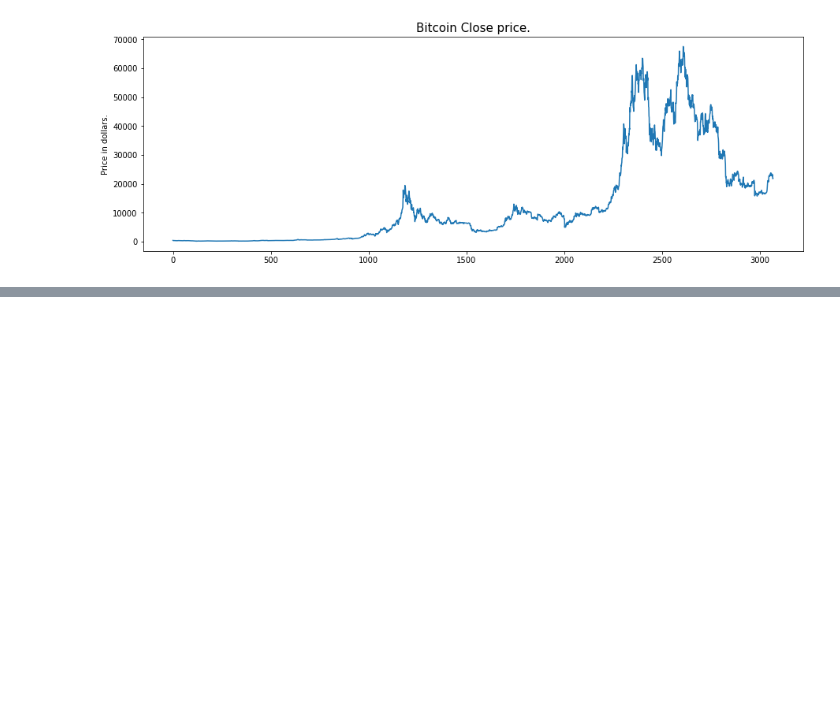
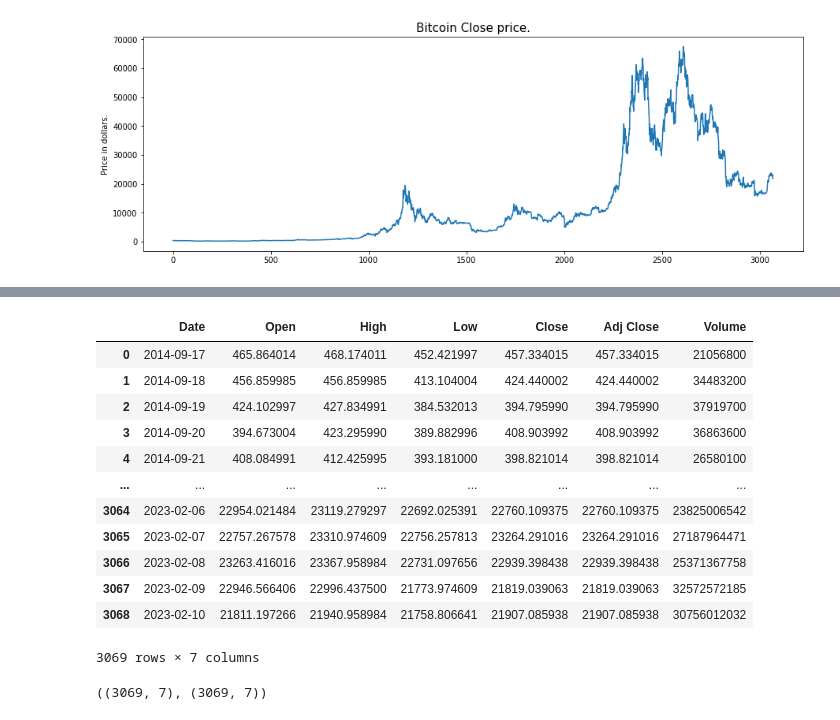
Before and after one commit to ImRaushanS/Bitcoin-Price-Predictior, a Jupyter notebook: Bitcoin_Price_prediction.ipynb, the cells around one changed output, grey strips where cells are left out. Drawn from its saved outputs; the diff is of its cells as text; code cells hidden in the pictures; blank space fills up the shorter version.

```diff
--- a/Bitcoin_Price_prediction.ipynb
+++ b/Bitcoin_Price_prediction.ipynb
@@ -64,0 +84,20 @@ plt.show()
+# %%
+df[df['Close'] == df['Adj Close']]
+# %% [output]
+|  | Date | Open | High | Low | Close | Adj Close | Volume |
+| 0 | 2014-09-17 | 465.864014 | 468.174011 | 452.421997 | 457.334015 | 457.334015 | 21056800 |
+| 1 | 2014-09-18 | 456.859985 | 456.859985 | 413.104004 | 424.440002 | 424.440002 | 34483200 |
+| 2 | 2014-09-19 | 424.102997 | 427.834991 | 384.532013 | 394.795990 | 394.795990 | 37919700 |
+| 3 | 2014-09-20 | 394.673004 | 423.295990 | 389.882996 | 408.903992 | 408.903992 | 36863600 |
+| 4 | 2014-09-21 | 408.084991 | 412.425995 | 393.181000 | 398.821014 | 398.821014 | 26580100 |
+| ... | ... | ... | ... | ... | ... | ... | ... |
+| 3064 | 2023-02-06 | 22954.021484 | 23119.279297 | 22692.025391 | 22760.109375 | 22760.109375 | 23825006542 |
+| 3065 | 2023-02-07 | 22757.267578 | 23310.974609 | 22756.257813 | 23264.291016 | 23264.291016 | 27187964471 |
+| 3066 | 2023-02-08 | 23263.416016 | 23367.958984 | 22731.097656 | 22939.398438 | 22939.398438 | 25371367758 |
+| 3067 | 2023-02-09 | 22946.566406 | 22996.437500 | 21773.974609 | 21819.039063 | 21819.039063 | 32572572185 |
+| 3068 | 2023-02-10 | 21811.197266 | 21940.958984 | 21758.806641 | 21907.085938 | 21907.085938 | 30756012032 |
+3069 rows × 7 columns
+# %%
+df[df['Close'] == df['Adj Close']].shape, df.shape
+# %% [output]
+((3069, 7), (3069, 7))
```
Also changed, not shown: parts of 7 cells of this notebook.
